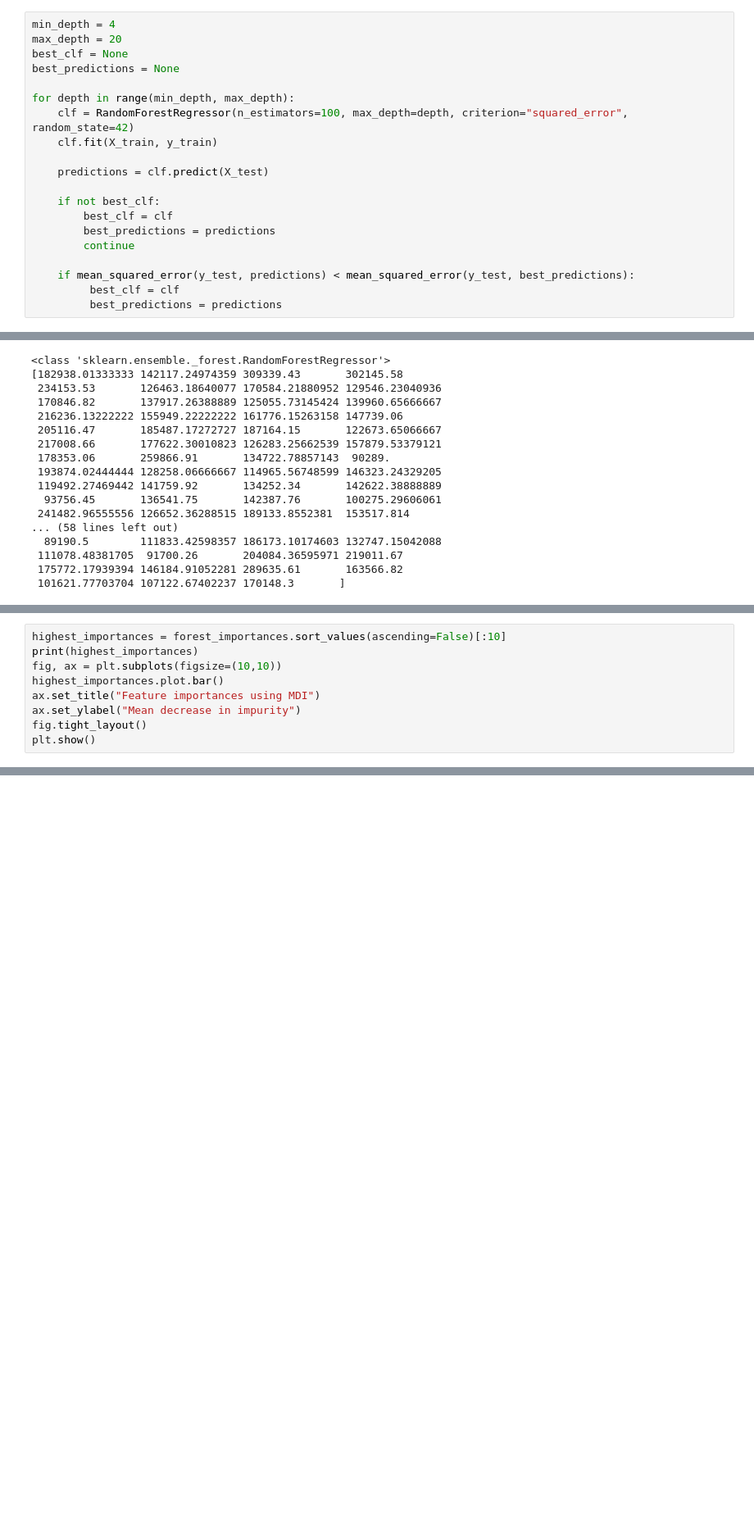
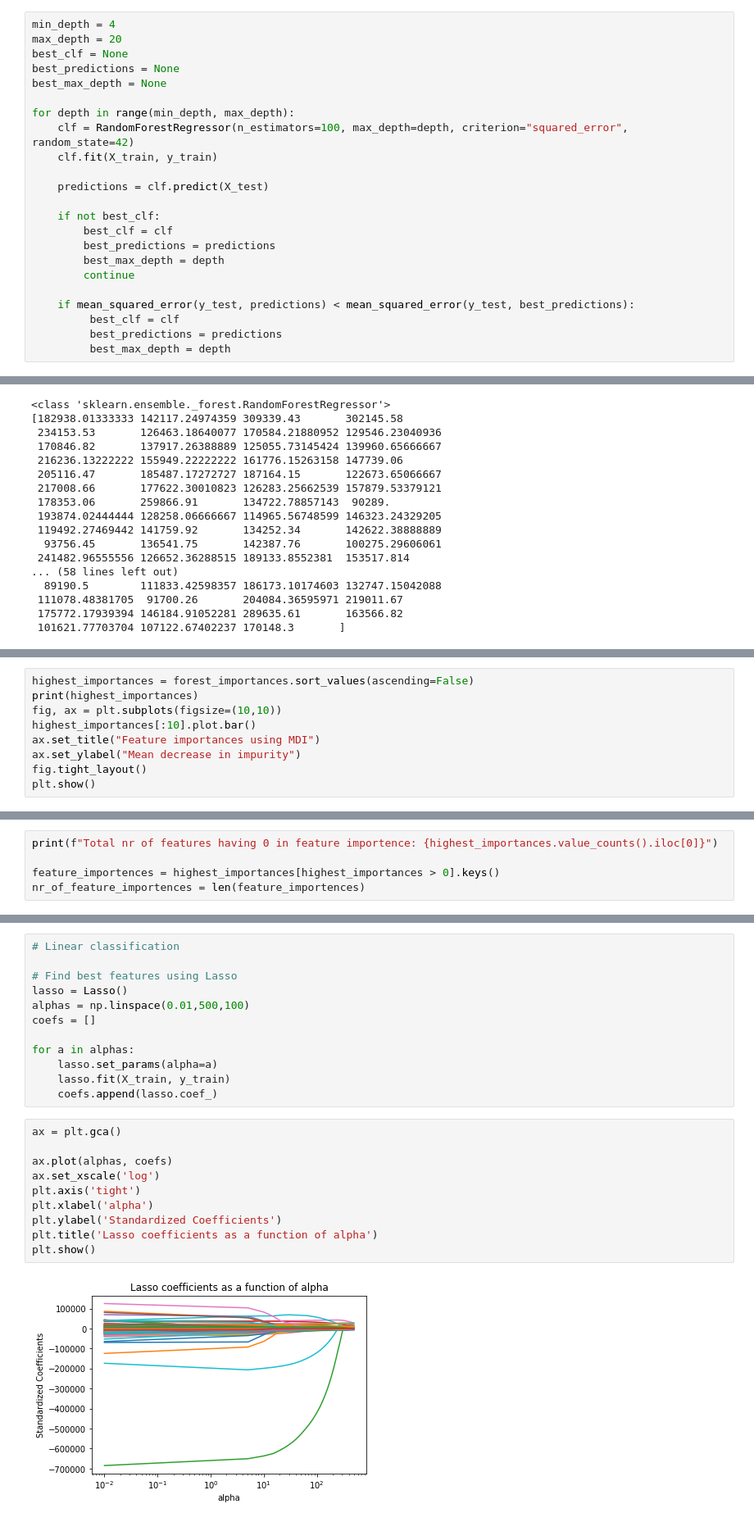
Before and after one commit to AntonMaxen/applied-ai, a Jupyter notebook: assignment_2/regression_vg.ipynb, the cells around one changed output, grey strips where cells are left out. Shown: that part at 82% size. Saved outputs shown, nothing was run; the diff lists cells and outputs as text; blank space fills up the shorter version.

```diff
--- a/assignment_2/regression_vg.ipynb
+++ b/assignment_2/regression_vg.ipynb
@@ -50,6 +50,7 @@ min_depth = 4
 max_depth = 20
 best_clf = None
 best_predictions = None
+best_max_depth = None
 
 for depth in range(min_depth, max_depth):
     clf = RandomForestRegressor(n_estimators=100, max_depth=depth, criterion="squared_error", random_state=42)
@@ -60,11 +61,13 @@ for depth in range(min_depth, max_depth):
     if not best_clf:
         best_clf = clf
         best_predictions = predictions
+        best_max_depth = depth
         continue
 
     if mean_squared_error(y_test, predictions) < mean_squared_error(y_test, best_predictions):
          best_clf = clf
          best_predictions = predictions
+         best_max_depth = depth
 # %%
 print(type(best_clf))
 print(best_predictions)
@@ -93,9 +96,9 @@ std = np.std([tree.feature_importances_ for tree in best_clf.estimators_], axis=
 forest_importances = pd.Series(importances, index=names)
 # %%
-highest_importances = forest_importances.sort_values(ascending=False)[:10]
+highest_importances = forest_importances.sort_values(ascending=False)
 print(highest_importances)
 fig, ax = plt.subplots(figsize=(10,10))
-highest_importances.plot.bar()
+highest_importances[:10].plot.bar()
 ax.set_title("Feature importances using MDI")
 ax.set_ylabel("Mean decrease in impurity")
 fig.tight_layout()
@@ -115 +119,6 @@ dtype: float64
 [figure]
+# %%
+print(f"Total nr of features having 0 in feature importence: {highest_importances.value_counts().iloc[0]}")
+
+feature_importences = highest_importances[highest_importances > 0].keys()
+nr_of_feature_importences = len(feature_importences)
@@ -115,0 +156,24 @@ dtype: float64
+# %%
+# Linear classification
+
+# Find best features using Lasso
+lasso = Lasso()
+alphas = np.linspace(0.01,500,100)
+coefs = []
+
+for a in alphas:
+    lasso.set_params(alpha=a)
+    lasso.fit(X_train, y_train)
+    coefs.append(lasso.coef_)
+# %%
+ax = plt.gca()
+
+ax.plot(alphas, coefs)
+ax.set_xscale('log')
+plt.axis('tight')
+plt.xlabel('alpha')
+plt.ylabel('Standardized Coefficients')
+plt.title('Lasso coefficients as a function of alpha')
+plt.show()
+# %% [output]
+[figure, added]
```
Also changed, not shown: parts of 15 cells of this notebook.
